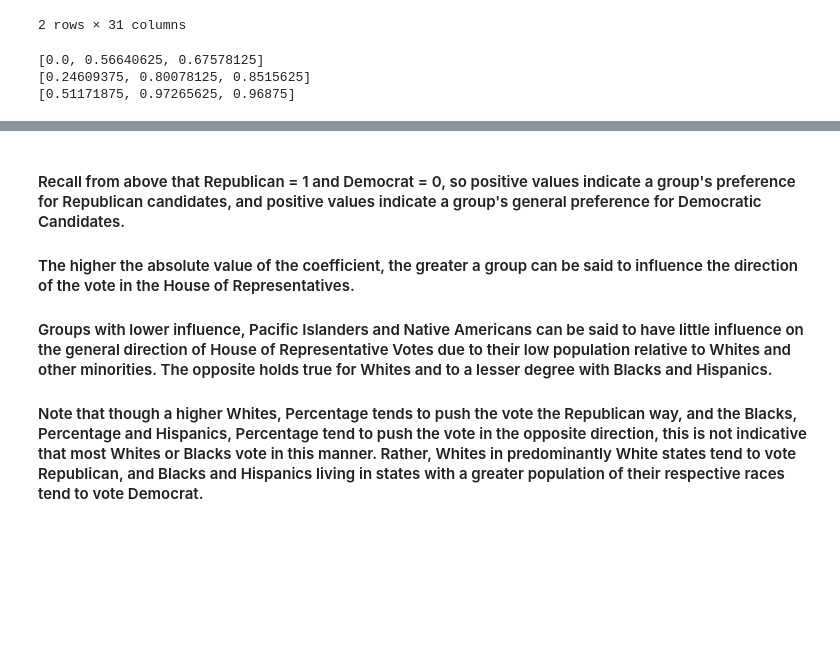
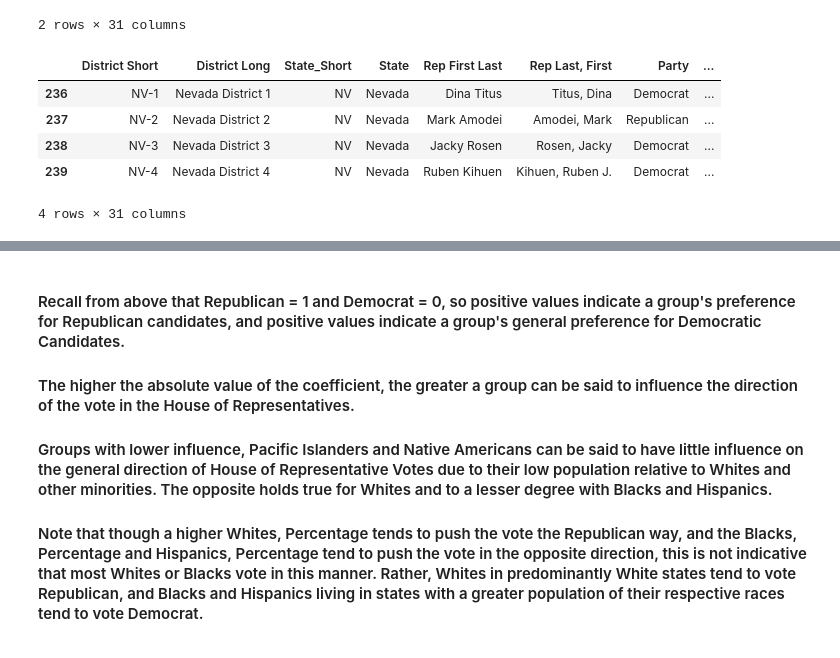
Before and after one commit to samuelswank/2016-House-Election, a Jupyter notebook: predictiveModeling.ipynb, the cells around one changed output, grey strips where cells are left out. Saved outputs shown, nothing was run; the diff lists cells and outputs as text; code cells hidden in the pictures; blank space fills up the shorter version.

```diff
--- a/predictiveModeling.ipynb
+++ b/predictiveModeling.ipynb
@@ -991,12 +960,9 @@ def rgb_to_dec(value):
-# %%
-top = rgb_to_dec(hex_to_rgb("#0091AD"))
-middle = rgb_to_dec(hex_to_rgb("#3FCDDA"))
-bottom = rgb_to_dec(hex_to_rgb("#83F9F8"))
-
-print(top)
-print(middle)
-print(bottom)
-# %% [output]
-[0.0, 0.56640625, 0.67578125]
-[0.24609375, 0.80078125, 0.8515625]
-[0.51171875, 0.97265625, 0.96875]
+# %%
+df[df["State"] == "Nevada"]
+# %% [output]
+|  | District Short | District Long | State_Short | State | Rep First Last | Rep Last, First | Party | ... |
+| 236 | NV-1 | Nevada District 1 | NV | Nevada | Dina Titus | Titus, Dina | Democrat | ... |
+| 237 | NV-2 | Nevada District 2 | NV | Nevada | Mark Amodei | Amodei, Mark | Republican | ... |
+| 238 | NV-3 | Nevada District 3 | NV | Nevada | Jacky Rosen | Rosen, Jacky | Democrat | ... |
+| 239 | NV-4 | Nevada District 4 | NV | Nevada | Ruben Kihuen | Kihuen, Ruben J. | Democrat | ... |
+4 rows × 31 columns
```
Also changed, not shown: parts of 6 cells of this notebook.
